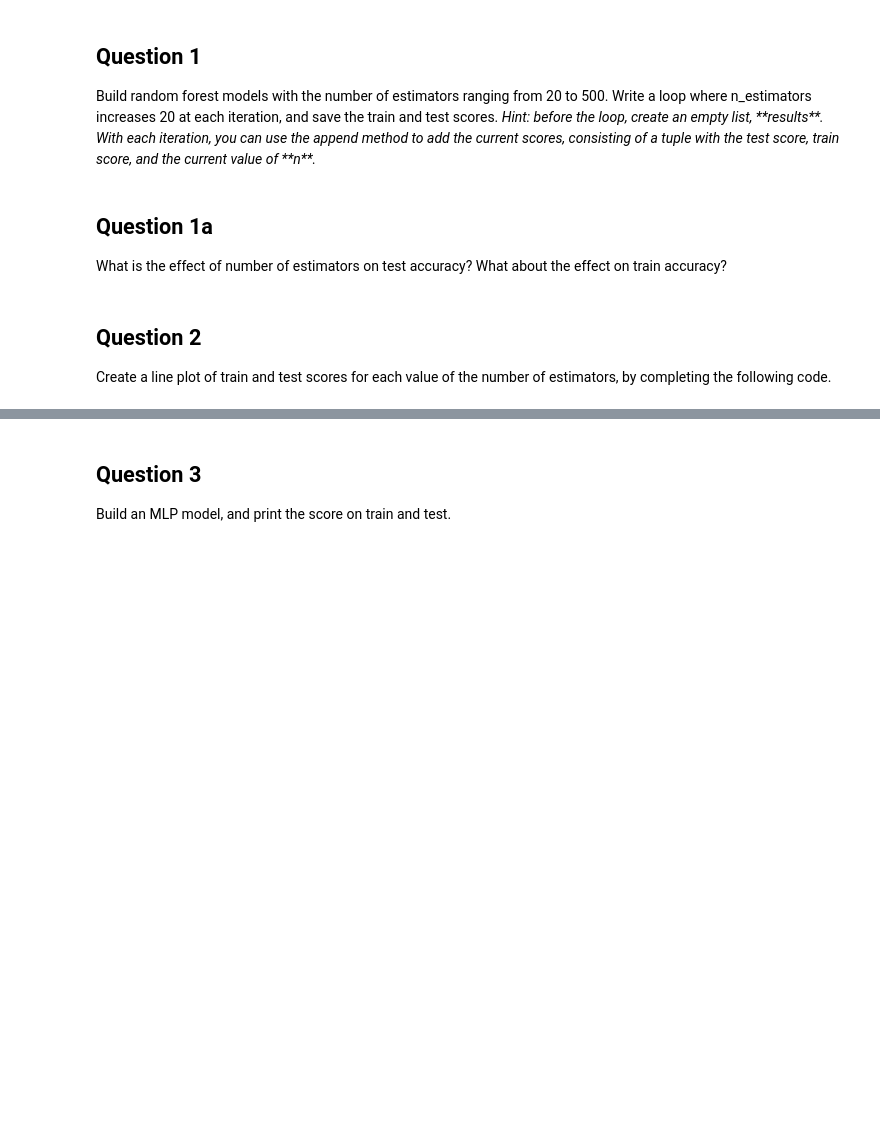
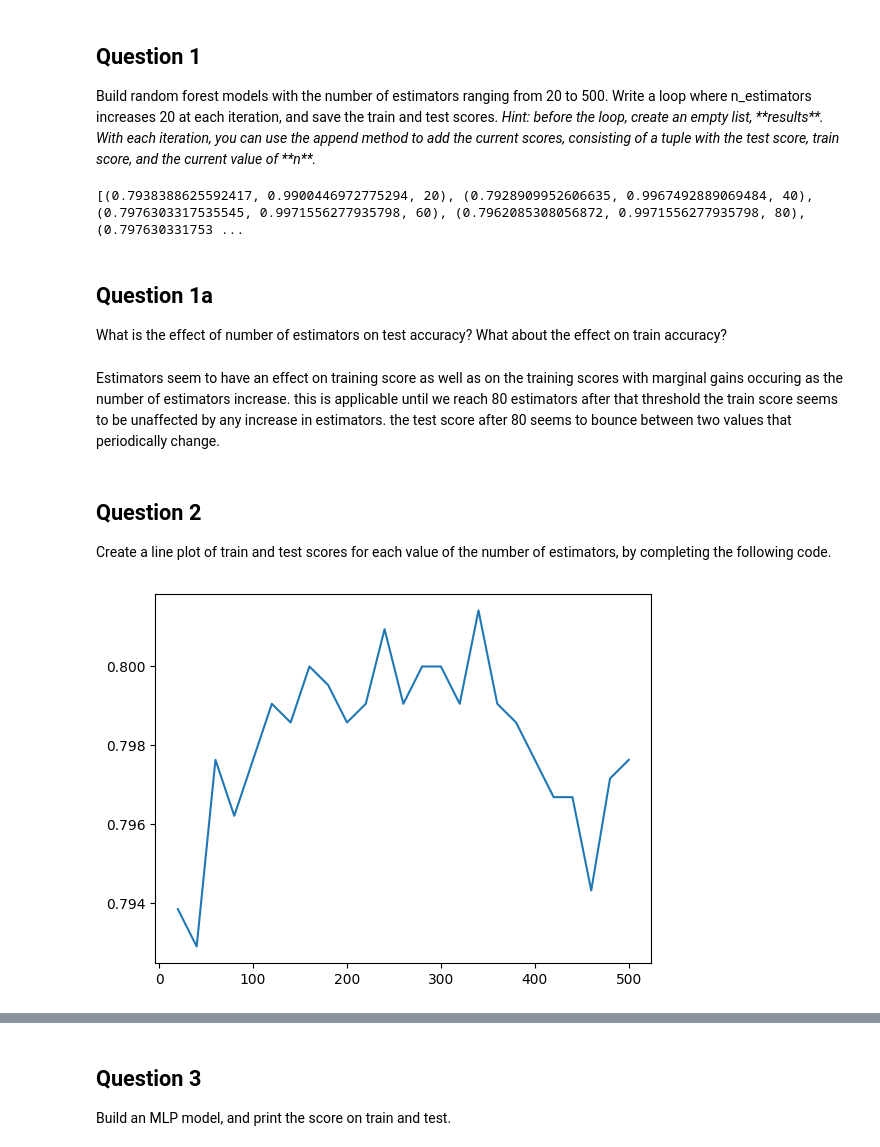
Before and after one commit to ravn12x/CBS-PROG, a Jupyter notebook: ML/Lab4BDA2024.ipynb, the cells around one changed output, grey strips where cells are left out. Cells and saved outputs as stored; diff of their text form; code cells hidden in the pictures; blank space fills up the shorter version.

```diff
--- a/ML/Lab4BDA2024.ipynb
+++ b/ML/Lab4BDA2024.ipynb
@@ -31,12 +13,38 @@ Mounted at /content/drive
 # %% [markdown]
 Below, we first read the telco file into a dataframe. Then we create the target, y, from the Churn column, and the features, X, are all the columns except for Churn.
+# %%
+df=pd.read_csv("telco.csv")
+cleandf= df.drop(['Churn'], axis=1)
+x=cleandf
+y=df['Churn']
+x_train, x_test, y_train, y_test = train_test_split(x,y, test_size=0.3)
 # %% [markdown]
 <h2>Question 1</h2>
 Build random forest models with the number of estimators ranging from 20 to 500. Write a loop where n_estimators increases 20 at each iteration, and save the train and test scores. <i>Hint: before the loop, create an empty list, **results**. With each iteration, you can use the append method to add the current scores, consisting of a tuple with the test score, train score, and the current value of **n**.</i>
+# %%
+results = []
+
+
+for n in range(20, 501, 20):
+    model = RandomForestClassifier(n_estimators=n, random_state=42)
+    model.fit(x_train,y_train)
+
+
+    train_score = model.score(x_train, y_train)
+    test_score = model.score(x_test, y_test)
+
+
+    results.append((test_score, train_score, n))
+
+print(results)
+# %% [output]
+[(0.7938388625592417, 0.9900446972775294, 20), (0.7928909952606635, 0.9967492889069484, 40), (0.7976303317535545, 0.9971556277935798, 60), (0.7962085308056872, 0.9971556277935798, 80), (0.797630331753 ...
 # %% [markdown]
 <h2> Question 1a</h2>
 
 What is the effect of number of estimators on test accuracy? What about the effect on train accuracy?
+# %% [markdown]
+Estimators seem to have an effect on training score as well as on the training scores with marginal gains occuring as the number of estimators increase. this is applicable until we reach 80 estimators after that threshold the train score seems to be unaffected by any increase in estimators. the test score after 80 seems to bounce between two values that periodically change.
 # %% [markdown]
 <h2> Question 2</h2>
 
@@ -44,12 +52,15 @@ Create a line plot of train and test scores for each value of the number of esti
 # %%
 # first just plot test scores
 # x axis - a list of the values for number of estimators
-x = ___
+xlabel = [item[2] for item in results]
+test_scores = [item[0] for item in results]
 # two arguments to plot are the x axis values and the y axis values
 # y axis - list of test scores
-plt.plot(x, ___)
+plt.plot(Xlabel,test_scores )
 # finally need to show the plots
 plt.show()
+# %% [output]
+[figure, added]
 # %%
 # now plot train and test scores
 # x axis - a list of the values for number of estimators
```
Also changed, not shown: parts of 13 cells of this notebook.
